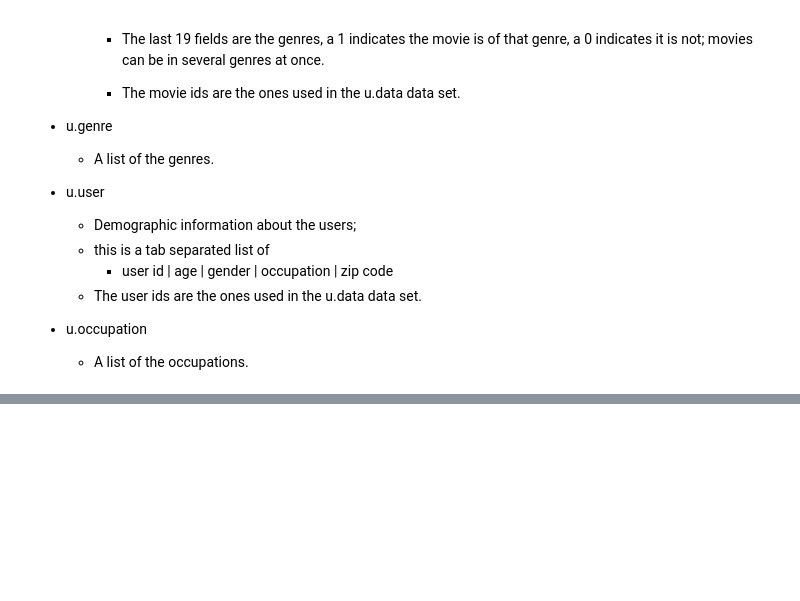
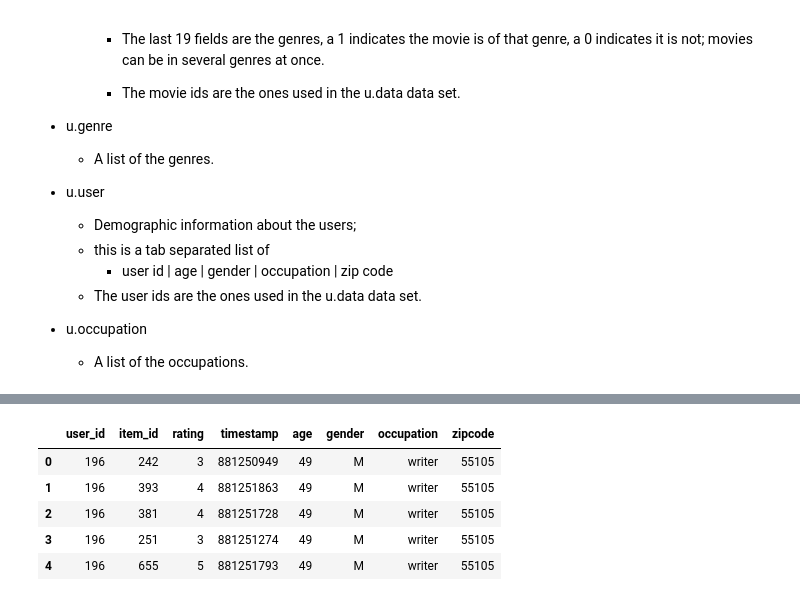
Before and after one commit to anandaheino/Recommendation_Systems, a Jupyter notebook: Matrix_factorization/Recomm_System_MovieLens.ipynb, the cells around one changed output, grey strips where cells are left out. Cells and saved outputs as stored; diff of their text form; code cells hidden in the pictures; blank space fills up the shorter version.

Commit message:
Reading the data

```diff
--- a/Matrix_factorization/Recomm_System_MovieLens.ipynb
+++ b/Matrix_factorization/Recomm_System_MovieLens.ipynb
@@ -88,0 +84,3 @@ from dateutil.parser import parse
+# %%
+df_data = pd.read_csv('data/u.data', sep ='\t', header = None)
+df_data.head()
@@ -88,0 +94,2 @@ from dateutil.parser import parse
+# %%
+df_data.rename(columns = {0:'user_id', 1:'item_id', 2:'rating', 3:'timestamp'}, inplace = True)
@@ -88,0 +108,3 @@ from dateutil.parser import parse
+# %%
+df_user = pd.read_csv('data/u.user', sep ='|', header = None)
+df_user.head()
@@ -88,0 +118,2 @@ from dateutil.parser import parse
+# %%
+df_user.rename(columns = {0:'user_id', 1:'age', 2:'gender', 3:'occupation', 4: 'zipcode'}, inplace = True)
@@ -88,0 +129,10 @@ from dateutil.parser import parse
+# %%
+df_data = pd.merge(df_data, df_user, how = 'inner', on = 'user_id')
+df_data.head()
+# %% [output]
+|  | user_id | item_id | rating | timestamp | age | gender | occupation | zipcode |
+| 0 | 196 | 242 | 3 | 881250949 | 49 | M | writer | 55105 |
+| 1 | 196 | 393 | 4 | 881251863 | 49 | M | writer | 55105 |
+| 2 | 196 | 381 | 4 | 881251728 | 49 | M | writer | 55105 |
+| 3 | 196 | 251 | 3 | 881251274 | 49 | M | writer | 55105 |
+| 4 | 196 | 655 | 5 | 881251793 | 49 | M | writer | 55105 |
```
Also changed, not shown: parts of 7 cells of this notebook.
